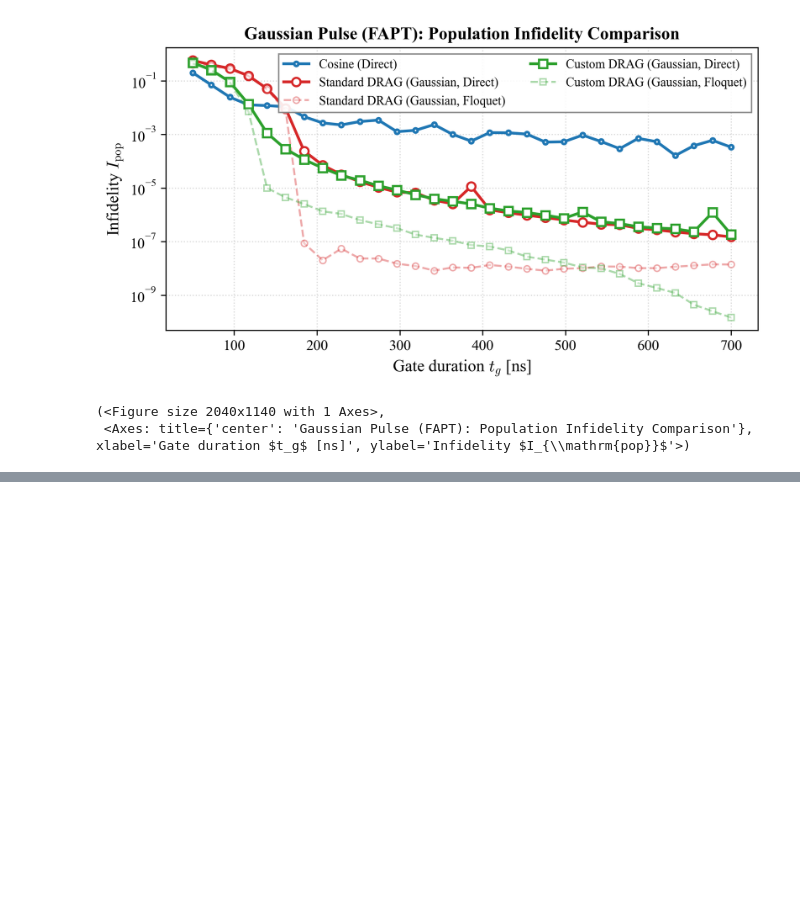
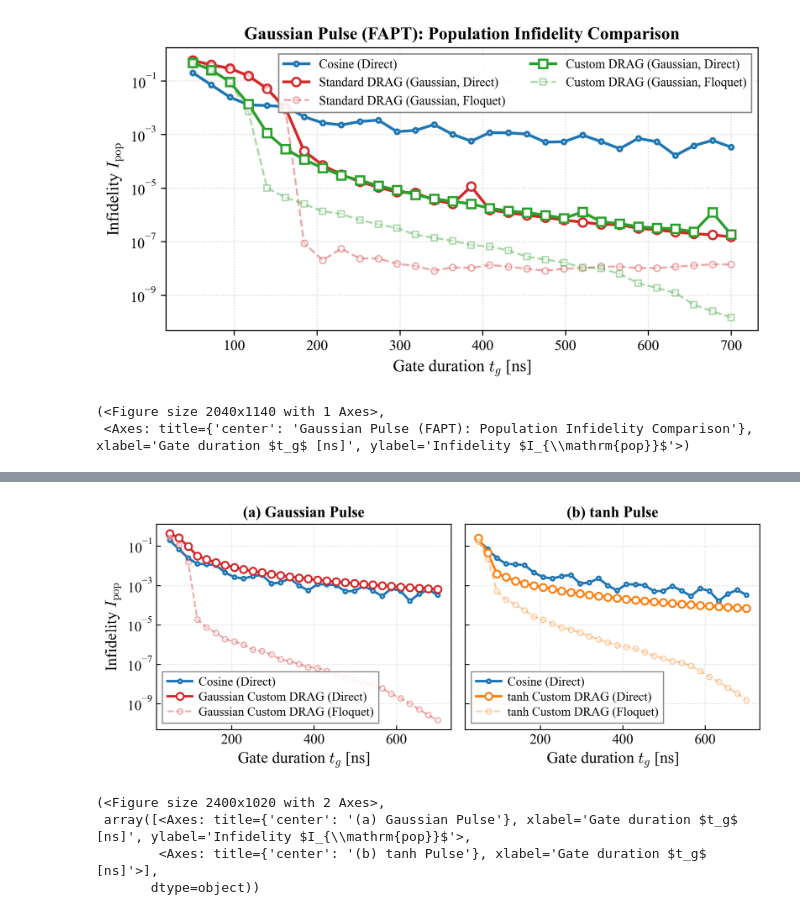
Before and after one commit to FlorianMaier04/TransmonCouplerSimulation, a Jupyter notebook: b_FAPT_application_standard.ipynb, the cells around one changed output, grey strips where cells are left out. Cells and saved outputs as stored; diff of their text form; code cells hidden in the pictures; blank space fills up the shorter version.

```diff
--- a/b_FAPT_application_standard.ipynb
+++ b/b_FAPT_application_standard.ipynb
@@ -446,0 +683,8 @@ load_and_plot_standard_custom(use_FAPT=True, pulse="tanh")
+# %%
+plot_combined_gaussian_tanh_custom(show=True, use_FAPT=False)
+# %% [output]
+[figure, added]
+(<Figure size 2400x1020 with 2 Axes>,
+ array([<Axes: title={'center': '(a) Gaussian Pulse'}, xlabel='Gate duration $t_g$ [ns]', ylabel='Infidelity $I_{\\mathrm{pop}}$'>,
+        <Axes: title={'center': '(b) tanh Pulse'}, xlabel='Gate duration $t_g$ [ns]'>],
+       dtype=object))
```
Also changed, not shown: parts of 8 cells of this notebook, 41 other files.
